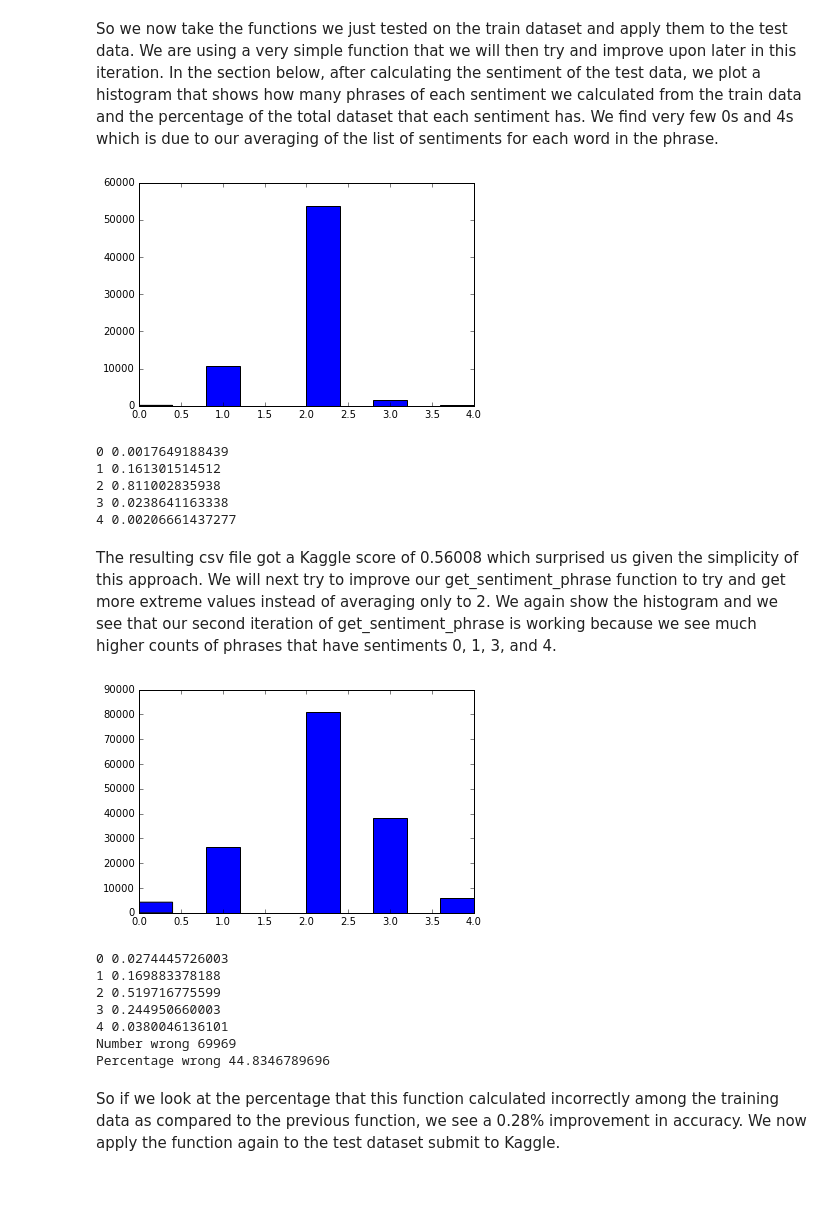
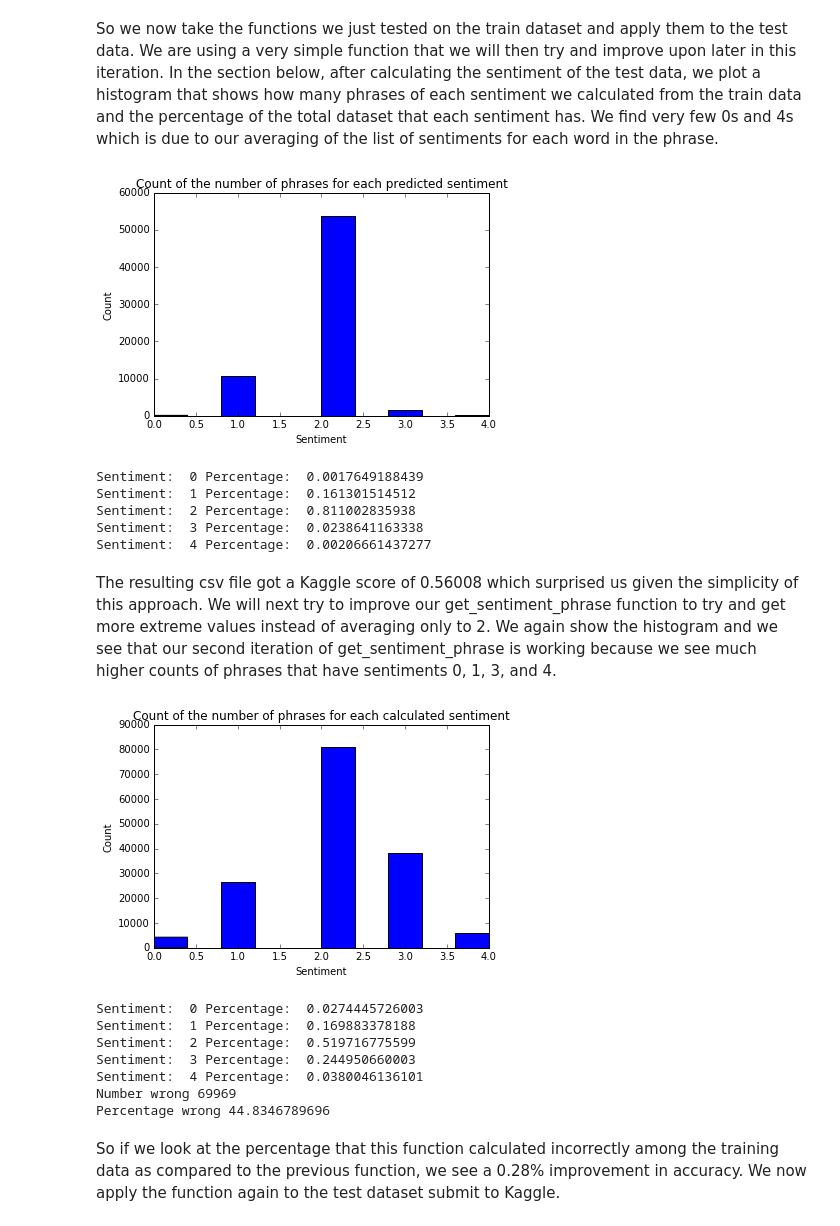
Before and after one commit to paulruvolo/DataScience16CYOA, a Jupyter notebook: Model_Iteration_2_FINAL.ipynb, the cells around one changed output. Saved outputs shown, nothing was run; the diff lists cells and outputs as text; code cells hidden in the pictures; blank space fills up the shorter version.

Commit message:
Need to annotate model_iteartion_1 but everything else ZG done

```diff
--- a/Model_Iteration_2_FINAL.ipynb
+++ b/Model_Iteration_2_FINAL.ipynb
@@ -104,53 +103,59 @@ test_df["Sentiment"] = test_df["Phrase"].apply(get_sentiment_phrase)
 output = test_df[['PhraseId', 'Sentiment']]
 
 plt.hist(output.Sentiment)
+plt.xlabel('Sentiment')
+plt.ylabel('Count')
+plt.title('Count of the number of phrases for each predicted sentiment')
 plt.show()
 for i in range(0, 5):
-    print i, len(output[output.Sentiment == i]) / float(len(output))
+    print "Sentiment: ", i, "Percentage: ", len(output[output.Sentiment == i]) / float(len(output))
 
-output.to_csv( "ZG_rotten_tomatoes_model2.csv", index=False, quoting=3 )
+output.to_csv( "ZG_rotten_tomatoes_model3.csv", index=False, quoting=3 )
 # %% [output]
-[figure, old version]
+[figure, new version]
-0 0.0017649188439
-1 0.161301514512
-2 0.811002835938
-3 0.0238641163338
-4 0.00206661437277
+Sentiment:  0 Percentage:  0.0017649188439
+Sentiment:  1 Percentage:  0.161301514512
+Sentiment:  2 Percentage:  0.811002835938
+Sentiment:  3 Percentage:  0.0238641163338
+Sentiment:  4 Percentage:  0.00206661437277
 # %% [markdown]
 The resulting csv file got a Kaggle score of 0.56008 which surprised us given the simplicity of this approach. We will next try to improve our get_sentiment_phrase function to try and get more extreme values instead of averaging only to 2. We again show the histogram and we see that our second iteration of get_sentiment_phrase is working because we see much higher counts of phrases that have sentiments 0, 1, 3, and 4.
 # %%
 train_df = pd.read_table('train.tsv')
 
 def get_sentiment_phrase(phrase):
     """This function is very similar to the previous iteration except that we only append sentiments to the list for
     each phrase if they are not 2. This should force our averaging closer to the extremes."""
     phrase_sentiment = []
     for word in phrase.split():
         word_sentiment = get_sentiment_single_word(word)
         if word_sentiment > 2 or word_sentiment < 2:
             phrase_sentiment.append(word_sentiment)
     if len(phrase_sentiment):
         return int(sum(phrase_sentiment)/len(phrase_sentiment))
     else:
         return 2
 
-train_df["calcSentiment"] = train_df["Phrase"].apply(get_sentiment_phrase2)
+train_df["calcSentiment"] = train_df["Phrase"].apply(get_sentiment_phrase)
 
 plt.hist(train_df.calcSentiment)
+plt.xlabel('Sentiment')
+plt.ylabel('Count')
+plt.title('Count of the number of phrases for each calculated sentiment')
 plt.show()
 for i in range(0, 5):
-    print i, len(train_df[train_df.calcSentiment == i]) / float(len(train_df))
+    print "Sentiment: ", i, "Percentage: ", len(train_df[train_df.calcSentiment == i]) / float(len(train_df))
 
 row_ids = train_df[train_df.Sentiment != train_df.calcSentiment].index
 print "Number wrong", len(row_ids)
 print "Percentage wrong", (float(len(row_ids))/len(train_df)) * 100
 # %% [output]
-[figure, old version]
+[figure, new version]
-0 0.0274445726003
-1 0.169883378188
-2 0.519716775599
-3 0.244950660003
-4 0.0380046136101
+Sentiment:  0 Percentage:  0.0274445726003
+Sentiment:  1 Percentage:  0.169883378188
+Sentiment:  2 Percentage:  0.519716775599
+Sentiment:  3 Percentage:  0.244950660003
+Sentiment:  4 Percentage:  0.0380046136101
 Number wrong 69969
 Percentage wrong 44.8346789696
 # %% [markdown]
```
Also changed, not shown: parts of 6 cells of this notebook, 2 other files.
